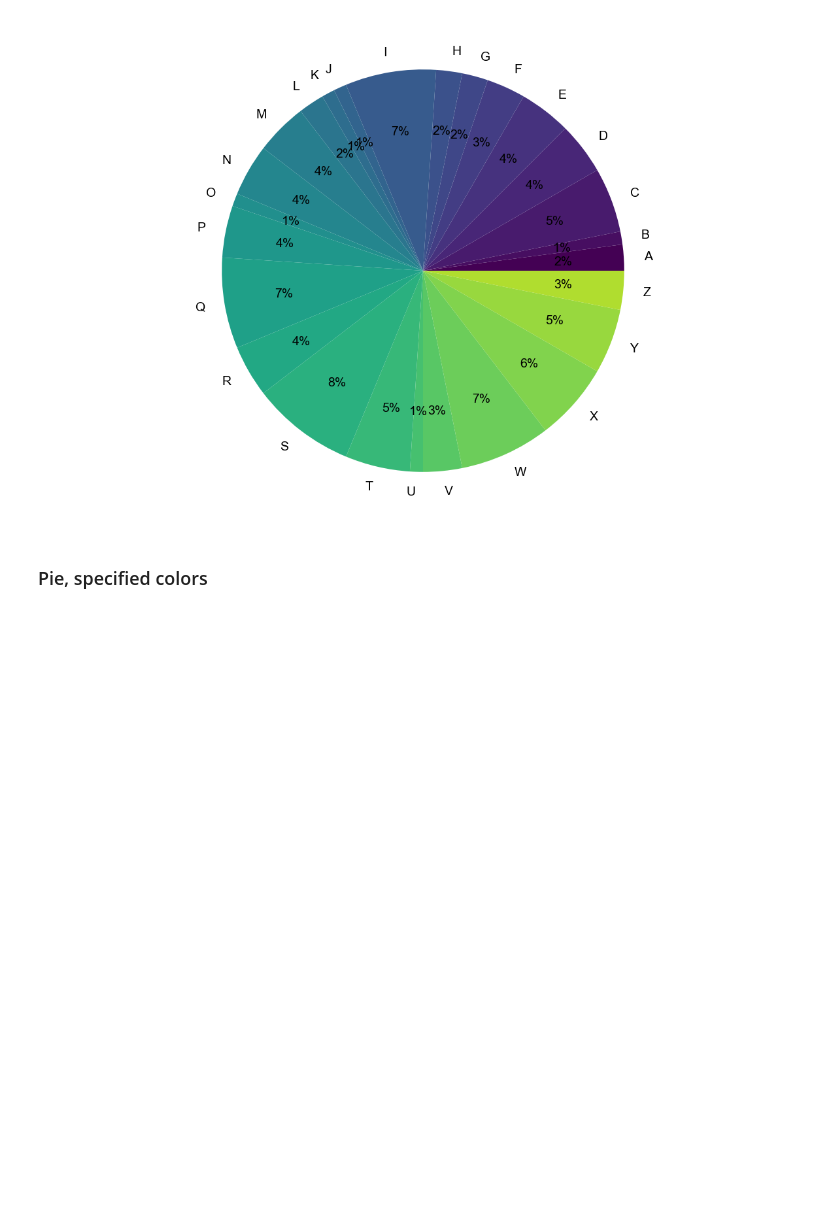
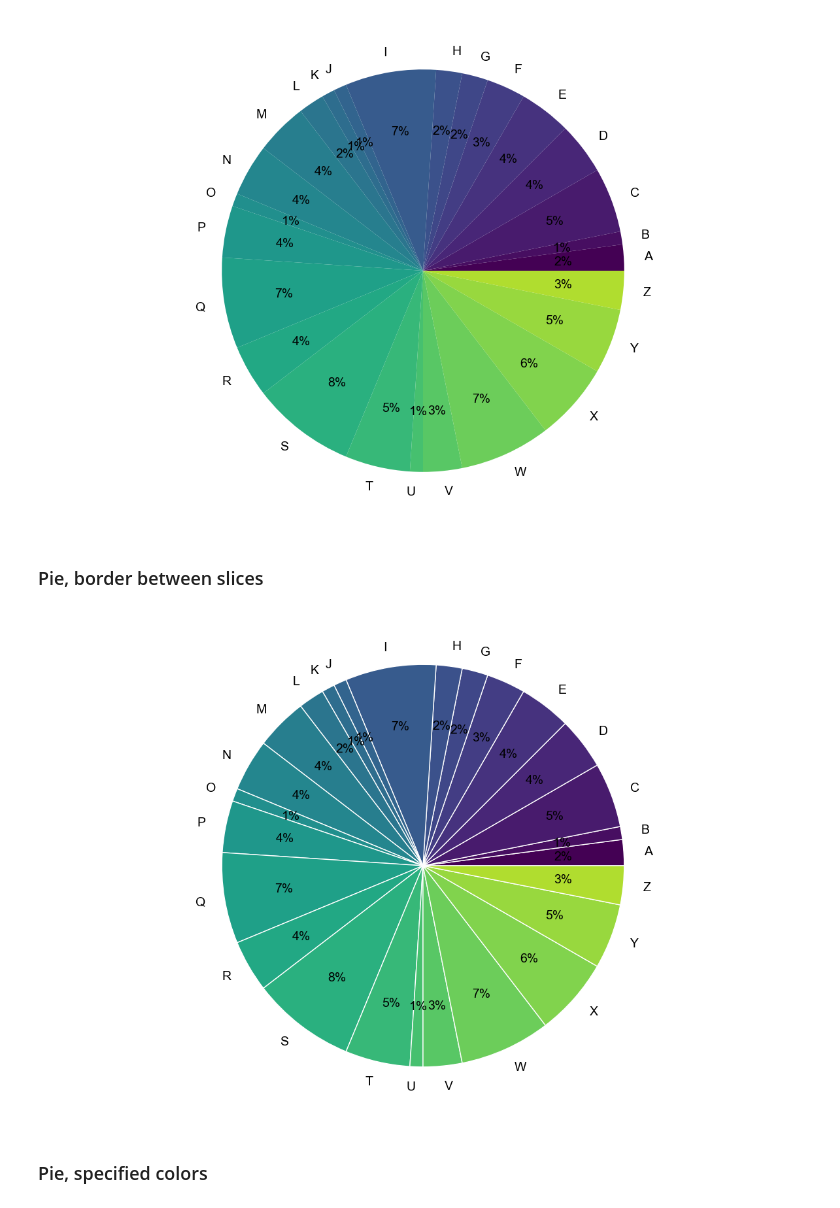
Before and after one commit to jhagelback/customized_chart, a Jupyter notebook: Examples.ipynb, the cells around one changed output. Saved outputs shown, nothing was run; the diff lists cells and outputs as text; code cells hidden in the pictures; blank space fills up the shorter version.

Commit message:
Version 1.0.9: Added borders to pie charts

```diff
--- a/Examples.ipynb
+++ b/Examples.ipynb
@@ -90,6 +90,19 @@ pie_chart(letters, opts={
 })
 # %% [output]
 [figure]
+# %% [markdown]
+### Pie, border between slices
+# %%
+pie_chart(letters, opts={
+    "show_counts": False,
+    "cmap": "viridis",
+    "percent_format": "pct-0",
+    "label_color": "#000",
+    "label_distance": 0.7,
+    "border": ["white", 1],
+})
+# %% [output]
+[figure, added]
 # %% [markdown]
 ### Pie, specified colors
 # %%
```
Also changed, not shown: parts of 1 cell of this notebook, 3 other files.
